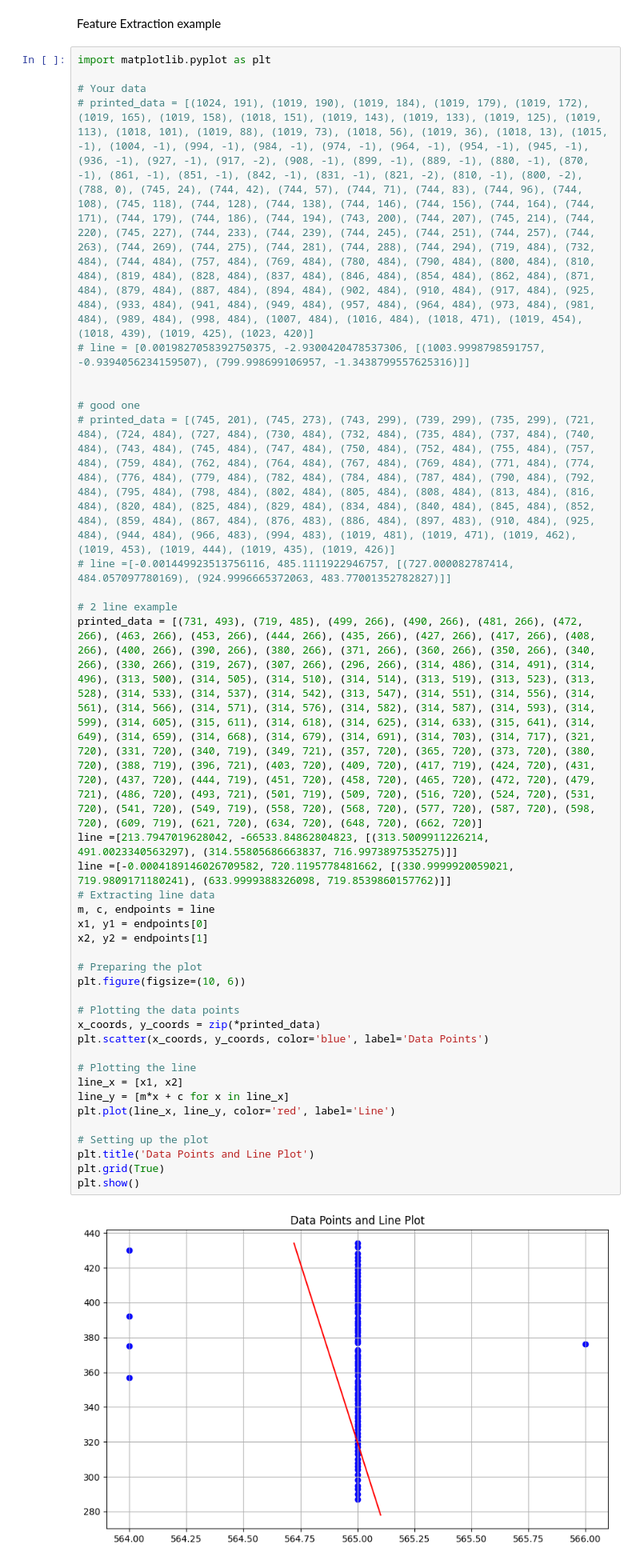
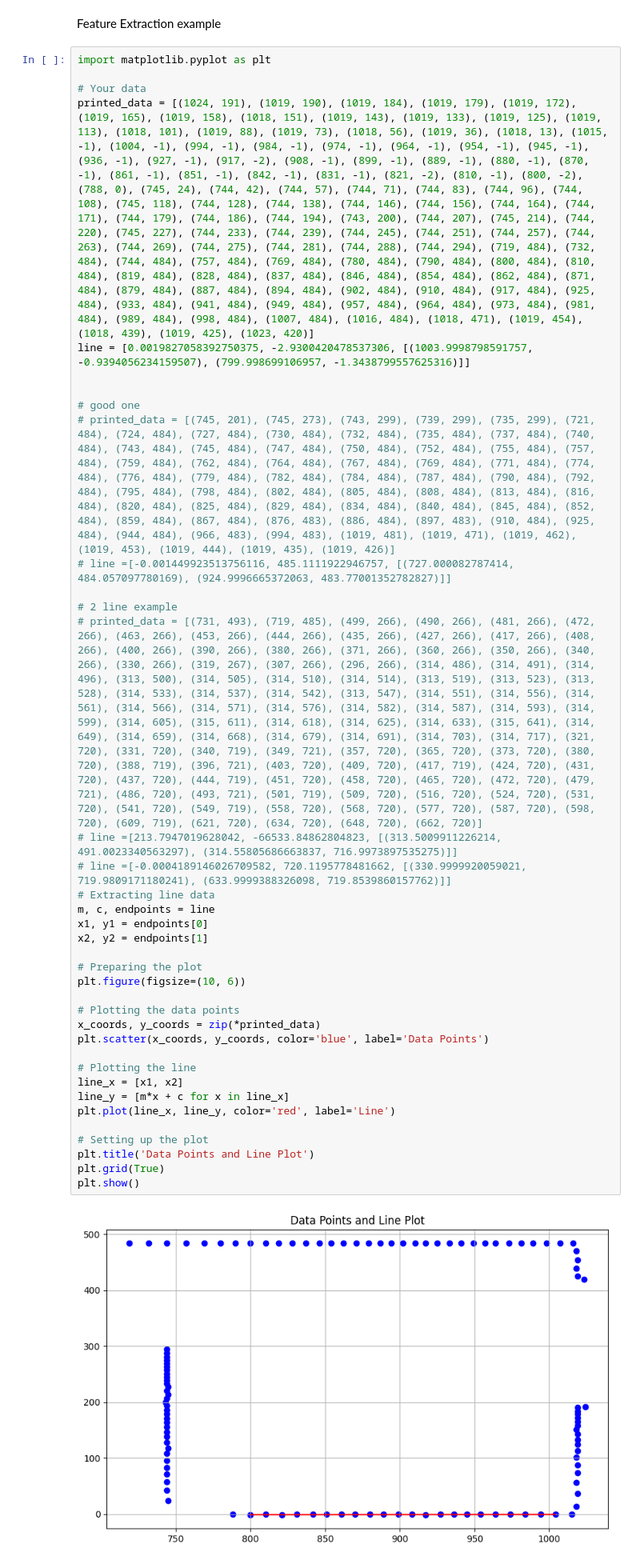
Before and after one commit to CharlieAnthony/Dissertation, a Jupyter notebook: src/figure creation.ipynb, the cells around one changed output. Shown at 80% size. Drawn from its saved outputs; the diff is of its cells as text.

```diff
--- a/src/figure creation.ipynb
+++ b/src/figure creation.ipynb
@@ -4,41 +4,41 @@ Feature Extraction example
 import matplotlib.pyplot as plt
 
 # Your data
-# printed_data = [(1024, 191), (1019, 190), (1019, 184), (1019, 179), (1019, 172), (1019, 165), (1019, 158), (1018, 151), (1019, 143), (1019, 133), (1019, 125), (1019, 113), (1018, 101), (1019, 88), (1019, 73), (1018, 56), (1019, 36), (1018, 13), (1015, -1), (1004, -1), (994, -1), (984, -1), (974, -1), (964, -1), (954, -1), (945, -1), (936, -1), (927, -1), (917, -2), (908, -1), (899, -1), (889, -1), (880, -1), (870, -1), (861, -1), (851, -1), (842, -1), (831, -1), (821, -2), (810, -1), (800, -2), (788, 0), (745, 24), (744, 42), (744, 57), (744, 71), (744, 83), (744, 96), (744, 108), (745, 118), (744, 128), (744, 138), (744, 146), (744, 156), (744, 164), (744, 171), (744, 179), (744, 186), (744, 194), (743, 200), (744, 207), (745, 214), (744, 220), (745, 227), (744, 233), (744, 239), (744, 245), (744, 251), (744, 257), (744, 263), (744, 269), (744, 275), (744, 281), (744, 288), (744, 294), (719, 484), (732, 484), (744, 484), (757, 484), (769, 484), (780, 484), (790, 484), (800, 484), (810, 484), (819, 484), (828, 484), (837, 484), (846, 484), (854, 484), (862, 484), (871, 484), (879, 484), (887, 484), (894, 484), (902, 484), (910, 484), (917, 484), (925, 484), (933, 484), (941, 484), (949, 484), (957, 484), (964, 484), (973, 484), (981, 484), (989, 484), (998, 484), (1007, 484), (1016, 484), (1018, 471), (1019, 454), (1018, 439), (1019, 425), (1023, 420)]
-# line = [0.0019827058392750375, -2.9300420478537306, [(1003.9998798591757, -0.9394056234159507), (799.998699106957, -1.3438799557625316)]]
+printed_data = [(1024, 191), (1019, 190), (1019, 184), (1019, 179), (1019, 172), (1019, 165), (1019, 158), (1018, 151), (1019, 143), (1019, 133), (1019, 125), (1019, 113), (1018, 101), (1019, 88), (1019, 73), (1018, 56), (1019, 36), (1018, 13), (1015, -1), (1004, -1), (994, -1), (984, -1), (974, -1), (964, -1), (954, -1), (945, -1), (936, -1), (927, -1), (917, -2), (908, -1), (899, -1), (889, -1), (880, -1), (870, -1), (861, -1), (851, -1), (842, -1), (831, -1), (821, -2), (810, -1), (800, -2), (788, 0), (745, 24), (744, 42), (744, 57), (744, 71), (744, 83), (744, 96), (744, 108), (745, 118), (744, 128), (744, 138), (744, 146), (744, 156), (744, 164), (744, 171), (744, 179), (744, 186), (744, 194), (743, 200), (744, 207), (745, 214), (744, 220), (745, 227), (744, 233), (744, 239), (744, 245), (744, 251), (744, 257), (744, 263), (744, 269), (744, 275), (744, 281), (744, 288), (744, 294), (719, 484), (732, 484), (744, 484), (757, 484), (769, 484), (780, 484), (790, 484), (800, 484), (810, 484), (819, 484), (828, 484), (837, 484), (846, 484), (854, 484), (862, 484), (871, 484), (879, 484), (887, 484), (894, 484), (902, 484), (910, 484), (917, 484), (925, 484), (933, 484), (941, 484), (949, 484), (957, 484), (964, 484), (973, 484), (981, 484), (989, 484), (998, 484), (1007, 484), (1016, 484), (1018, 471), (1019, 454), (1018, 439), (1019, 425), (1023, 420)]
+line = [0.0019827058392750375, -2.9300420478537306, [(1003.9998798591757, -0.9394056234159507), (799.998699106957, -1.3438799557625316)]]
 
 
 # good one
 # printed_data = [(745, 201), (745, 273), (743, 299), (739, 299), (735, 299), (721, 484), (724, 484), (727, 484), (730, 484), (732, 484), (735, 484), (737, 484), (740, 484), (743, 484), (745, 484), (747, 484), (750, 484), (752, 484), (755, 484), (757, 484), (759, 484), (762, 484), (764, 484), (767, 484), (769, 484), (771, 484), (774, 484), (776, 484), (779, 484), (782, 484), (784, 484), (787, 484), (790, 484), (792, 484), (795, 484), (798, 484), (802, 484), (805, 484), (808, 484), (813, 484), (816, 484), (820, 484), (825, 484), (829, 484), (834, 484), (840, 484), (845, 484), (852, 484), (859, 484), (867, 484), (876, 483), (886, 484), (897, 483), (910, 484), (925, 484), (944, 484), (966, 483), (994, 483), (1019, 481), (1019, 471), (1019, 462), (1019, 453), (1019, 444), (1019, 435), (1019, 426)]
 # line =[-0.001449923513756116, 485.1111922946757, [(727.000082787414, 484.057097780169), (924.9996665372063, 483.77001352782827)]]
 
 # 2 line example
-printed_data = [(731, 493), (719, 485), (499, 266), (490, 266), (481, 266), (472, 266), (463, 266), (453, 266), (444, 266), (435, 266), (427, 266), (417, 266), (408, 266), (400, 266), (390, 266), (380, 266), (371, 266), (360, 266), (350, 266), (340, 266), (330, 266), (319, 267), (307, 266), (296, 266), (314, 486), (314, 491), (314, 496), (313, 500), (314, 505), (314, 510), (314, 514), (313, 519), (313, 523), (313, 528), (314, 533), (314, 537), (314, 542), (313, 547), (314, 551), (314, 556), (314, 561), (314, 566), (314, 571), (314, 576), (314, 582), (314, 587), (314, 593), (314, 599), (314, 605), (315, 611), (314, 618), (314, 625), (314, 633), (315, 641), (314, 649), (314, 659), (314, 668), (314, 679), (314, 691), (314, 703), (314, 717), (321, 720), (331, 720), (340, 719), (349, 721), (357, 720), (365, 720), (373, 720), (380, 720), (388, 719), (396, 721), (403, 720), (409, 720), (417, 719), (424, 720), (431, 720), (437, 720), (444, 719), (451, 720), (458, 720), (465, 720), (472, 720), (479, 721), (486, 720), (493, 721), (501, 719), (509, 720), (516, 720), (524, 720), (531, 720), (541, 720), (549, 719), (558, 720), (568, 720), (577, 720), (587, 720), (598, 720), (609, 719), (621, 720), (634, 720), (648, 720), (662, 720)]
-line =[213.7947019628042, -66533.84862804823, [(313.5009911226214, 491.0023340563297), (314.55805686663837, 716.9973897535275)]]
-line =[-0.0004189146026709582, 720.1195778481662, [(330.9999920059021, 719.9809171180241), (633.9999388326098, 719.8539860157762)]]
+# printed_data = [(731, 493), (719, 485), (499, 266), (490, 266), (481, 266), (472, 266), (463, 266), (453, 266), (444, 266), (435, 266), (427, 266), (417, 266), (408, 266), (400, 266), (390, 266), (380, 266), (371, 266), (360, 266), (350, 266), (340, 266), (330, 266), (319, 267), (307, 266), (296, 266), (314, 486), (314, 491), (314, 496), (313, 500), (314, 505), (314, 510), (314, 514), (313, 519), (313, 523), (313, 528), (314, 533), (314, 537), (314, 542), (313, 547), (314, 551), (314, 556), (314, 561), (314, 566), (314, 571), (314, 576), (314, 582), (314, 587), (314, 593), (314, 599), (314, 605), (315, 611), (314, 618), (314, 625), (314, 633), (315, 641), (314, 649), (314, 659), (314, 668), (314, 679), (314, 691), (314, 703), (314, 717), (321, 720), (331, 720), (340, 719), (349, 721), (357, 720), (365, 720), (373, 720), (380, 720), (388, 719), (396, 721), (403, 720), (409, 720), (417, 719), (424, 720), (431, 720), (437, 720), (444, 719), (451, 720), (458, 720), (465, 720), (472, 720), (479, 721), (486, 720), (493, 721), (501, 719), (509, 720), (516, 720), (524, 720), (531, 720), (541, 720), (549, 719), (558, 720), (568, 720), (577, 720), (587, 720), (598, 720), (609, 719), (621, 720), (634, 720), (648, 720), (662, 720)]
+# line =[213.7947019628042, -66533.84862804823, [(313.5009911226214, 491.0023340563297), (314.55805686663837, 716.9973897535275)]]
+# line =[-0.0004189146026709582, 720.1195778481662, [(330.9999920059021, 719.9809171180241), (633.9999388326098, 719.8539860157762)]]
 # Extracting line data
 m, c, endpoints = line
 x1, y1 = endpoints[0]
 x2, y2 = endpoints[1]
 
 # Preparing the plot
 plt.figure(figsize=(10, 6))
 
 # Plotting the data points
 x_coords, y_coords = zip(*printed_data)
 plt.scatter(x_coords, y_coords, color='blue', label='Data Points')
 
 # Plotting the line
 line_x = [x1, x2]
 line_y = [m*x + c for x in line_x]
 plt.plot(line_x, line_y, color='red', label='Line')
 
 # Setting up the plot
 plt.title('Data Points and Line Plot')
 plt.grid(True)
 plt.show()
 # %% [output]
-[figure, old version]
+[figure, new version]
 # %%
 import matplotlib.pyplot as plt
 import numpy as np
```
Also changed, not shown: 5 other files.
